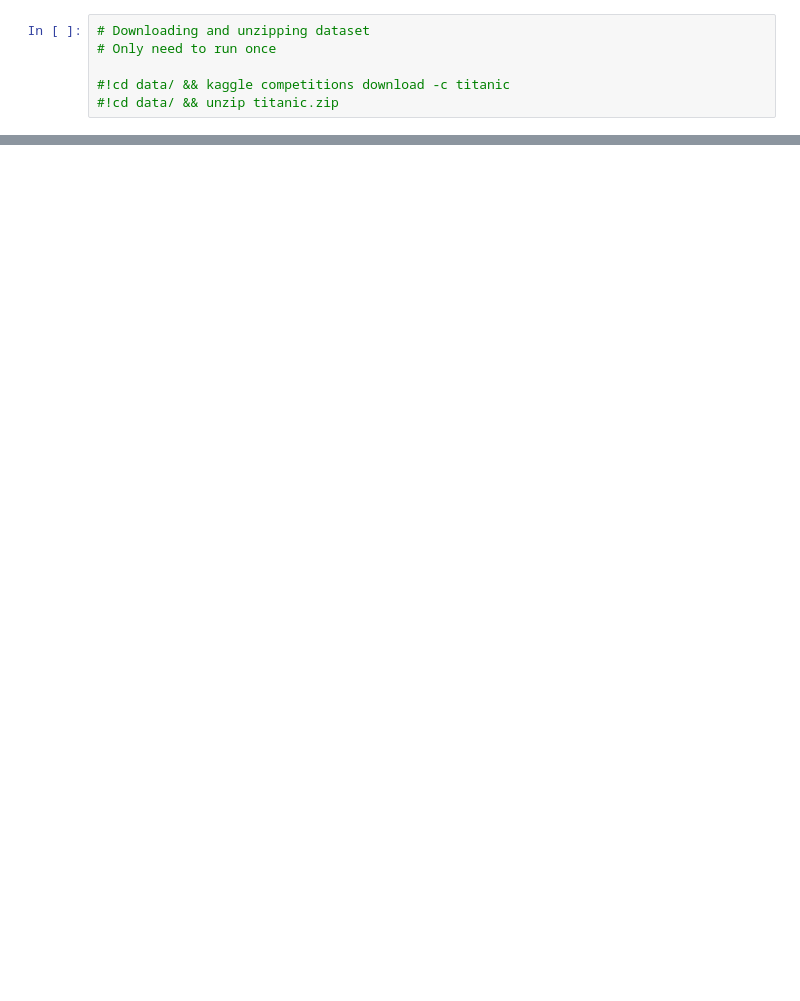
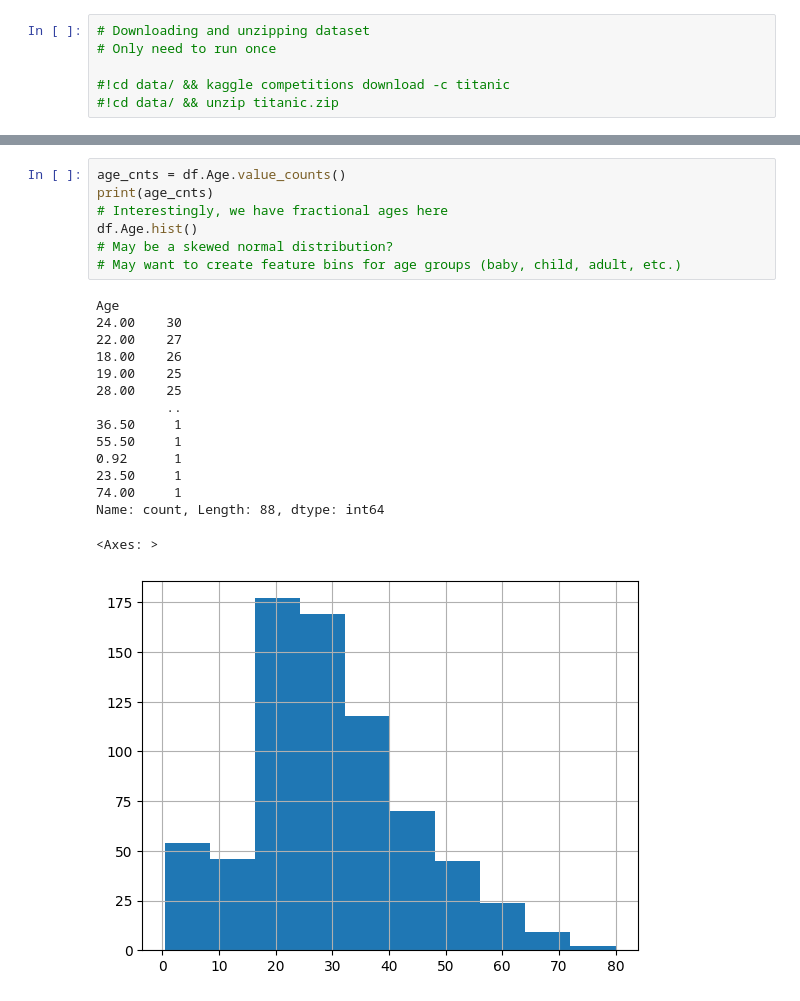
Before and after one commit to nlandy/Titanic, a Jupyter notebook: titanic.ipynb, the cells around one changed output, grey strips where cells are left out. Cells and saved outputs as stored; diff of their text form; blank space fills up the shorter version.

```diff
--- a/titanic.ipynb
+++ b/titanic.ipynb
@@ -27,0 +136,23 @@ df.head()
+# %%
+age_cnts = df.Age.value_counts()
+print(age_cnts)
+# Interestingly, we have fractional ages here
+df.Age.hist()
+# May be a skewed normal distribution?
+# May want to create feature bins for age groups (baby, child, adult, etc.)
+# %% [output]
+Age
+24.00    30
+22.00    27
+18.00    26
+19.00    25
+28.00    25
+         ..
+36.50     1
+55.50     1
+0.92      1
+23.50     1
+74.00     1
+Name: count, Length: 88, dtype: int64
+<Axes: >
+[figure, added]
```
Also changed, not shown: parts of 17 cells of this notebook.
